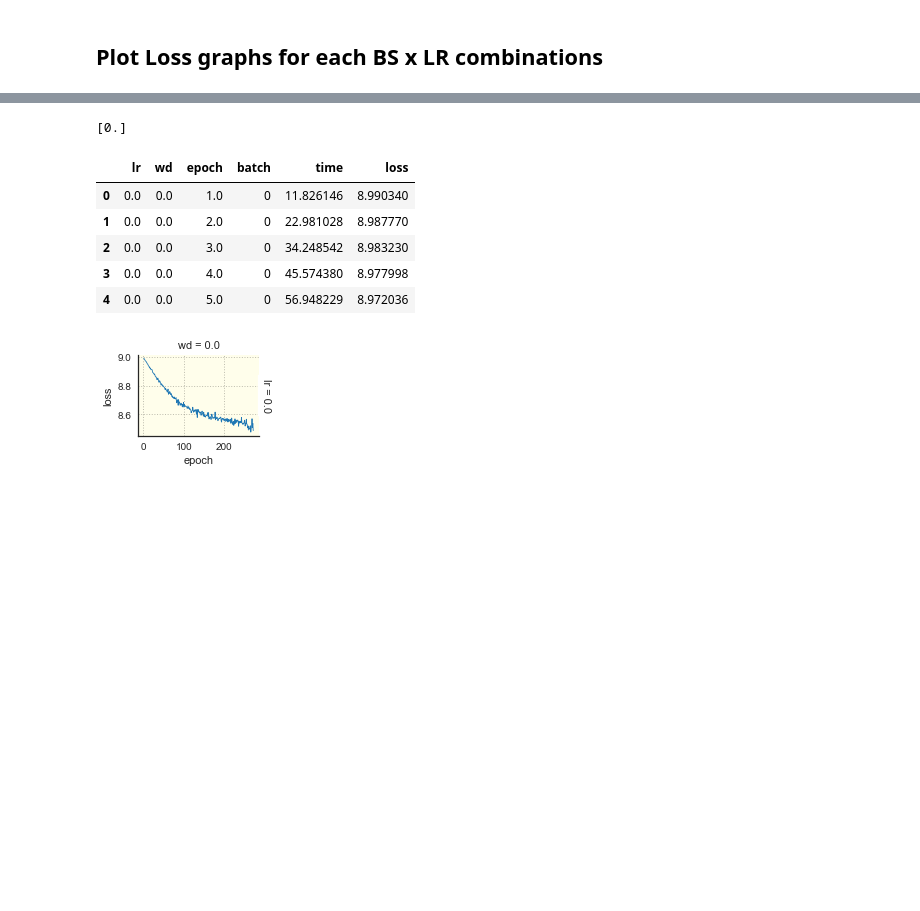
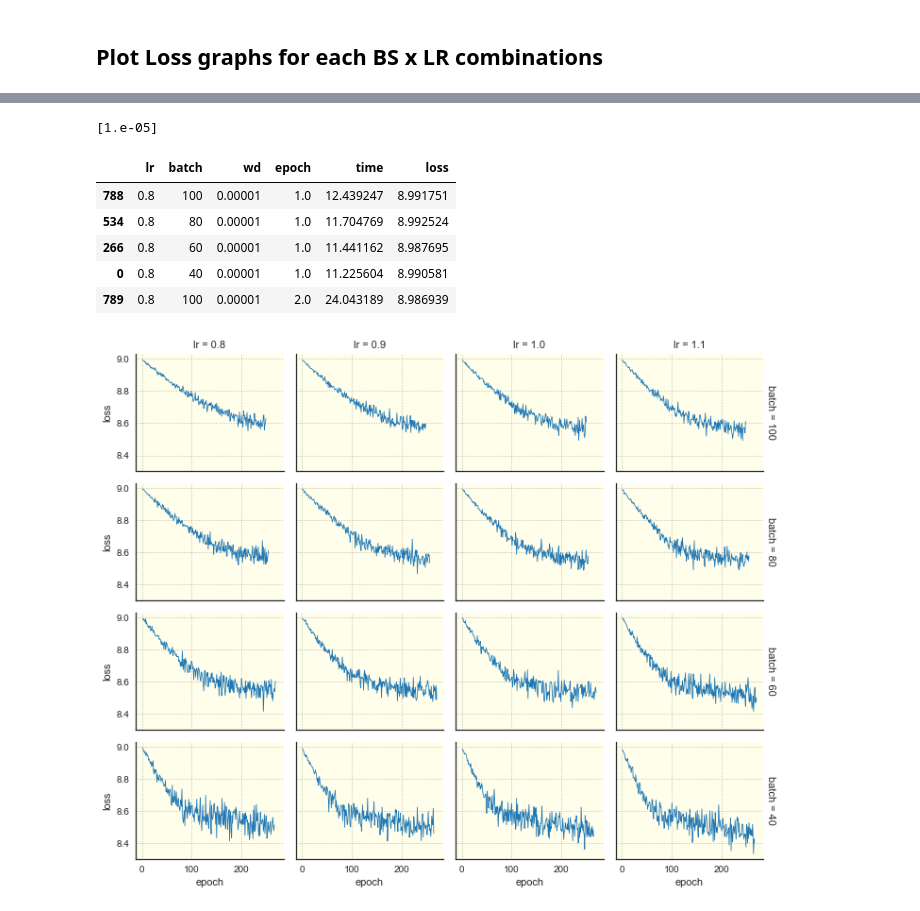
Before and after one commit to pyotr777/mlbenchmarks, a Jupyter notebook: image-caption/DL_imagecap_fixtime_1800s-SGD.ipynb, the cells around one changed output, grey strips where cells are left out. Saved outputs shown, nothing was run; the diff lists cells and outputs as text; code cells hidden in the pictures; blank space fills up the shorter version.

Commit message:
Plotted fixture series for BS 40,60,80,100 & LR .8, .9, 1, 1.1. BS 80 and 100 out of memory on validation.

```diff
--- a/image-caption/DL_imagecap_fixtime_1800s-SGD.ipynb
+++ b/image-caption/DL_imagecap_fixtime_1800s-SGD.ipynb
@@ -97,11 +97,11 @@ def fileToDF(logfile, debug=False):
             m2 = output_pattern.match(s)
             if m2:
                 # Use only last line from file (with max epoch counter)
-                if debug: print line,
+                #if debug: print line,
                 epoch = int(m2.group(1))
                 time += float(m2.group(2))  # Time per epoch must be summed
                 loss = float(m2.group(3))
-                if debug: print "BS,LR,WD,run,epoch,time,loss:",batch,learn,wd,run,epoch,time,loss
+                #if debug: print "BS,LR,WD,run,epoch,time,loss:",batch,learn,wd,run,epoch,time,loss
                 df_epochtime.loc[ind] = [batch,learn,run,wd,epoch,time,loss]
                 ind += 1
             else:
@@ -152,7 +152,7 @@ def readLogs(logdir, debug=False, maxfiles=10000000):
     return (df_epochtime, df_validation)
 # %%
 print logdir
-df_epochtime,df_validation = readLogs(logdir)
+df_epochtime,df_validation = readLogs(logdir, False)
 print df_validation.shape, df_epochtime.shape
 # %% [output]
 logs/fixtime/SGD/BSLRchange_time_limit3000s
@@ -328,8 +356,9 @@ df_epochtime.head()
 # %%
 # Take average between runs
-df_mean_epo = df_epochtime.groupby(["lr","wd","epoch"]).mean().reset_index().drop(["run"],axis=1)
+df_mean_epo = df_epochtime.groupby(["lr","batch","wd","epoch"]).mean().reset_index().drop(["run"],axis=1)
 #df_mean_epo[["epoch"]] = df_mean_epo[["epoch"]].astype(int)
 #print df_mean_epo.dtypes
 #print df_mean_epo["wd"].values
+print df_mean_epo.describe()
 df_mean_epo.head()
 # %% [output]
@@ -342,17 +390,17 @@ df_mean_epo.head()
 # %%
-df_mean_epo = df_mean_epo.sort_values(by=["lr"],ascending=False)
-df_mean_epo = df_mean_epo.sort_values(by=["wd","epoch"],ascending=True)
+df_mean_epo = df_mean_epo.sort_values(by=["batch"],ascending=False)
+df_mean_epo = df_mean_epo.sort_values(by=["lr","epoch"],ascending=True)
 print df_mean_epo["wd"].unique()
 #print df_mean_epo["wd"].values
 df_mean_epo.head(5)
 # %% [output]
-[0.]
+[1.e-05]
-|  | lr | wd | epoch | batch | time | loss |
-| 0 | 0.0 | 0.0 | 1.0 | 0 | 11.826146 | 8.990340 |
-| 1 | 0.0 | 0.0 | 2.0 | 0 | 22.981028 | 8.987770 |
-| 2 | 0.0 | 0.0 | 3.0 | 0 | 34.248542 | 8.983230 |
-| 3 | 0.0 | 0.0 | 4.0 | 0 | 45.574380 | 8.977998 |
-| 4 | 0.0 | 0.0 | 5.0 | 0 | 56.948229 | 8.972036 |
+|  | lr | batch | wd | epoch | time | loss |
+| 788 | 0.8 | 100 | 0.00001 | 1.0 | 12.439247 | 8.991751 |
+| 534 | 0.8 | 80 | 0.00001 | 1.0 | 11.704769 | 8.992524 |
+| 266 | 0.8 | 60 | 0.00001 | 1.0 | 11.441162 | 8.987695 |
+| 0 | 0.8 | 40 | 0.00001 | 1.0 | 11.225604 | 8.990581 |
+| 789 | 0.8 | 100 | 0.00001 | 2.0 | 24.043189 | 8.986939 |
 # %%
 # Plot using Seaborn FacetGrid
 # Set Seaborn global parameters
@@ -363,33 +411,33 @@ sns.set_style("white")
 
 # Plot using "tab10" matplotlib colormap
 
 # major_xticks = np.arange(0,176,50)
 # minor_xticks = np.arange(0,176,25)
 # major_yticks = np.arange(5,8.1,1)
 # minor_yticks = np.arange(5,8.1,0.5)
 with sns.color_palette("tab10"):
-    fg = sns.FacetGrid(df_mean_epo,row="lr",col="wd",
-                         row_order=df_mean_epo["lr"].unique(),
+    fg = sns.FacetGrid(df_mean_epo,row="batch",col="lr",
+                         row_order=df_mean_epo["batch"].unique(),
                          size=2.1,aspect=1.2,
                          #xlim=(0,176),
                          #ylim=(5,8),
                          margin_titles=True,
                          subplot_kws={"facecolor":"#FFFEEB"})
 
     fg.map(plt.plot,"epoch","loss",ls="-",linewidth=.8)
 
     #print "FacetGrid:",fg.__dict__.keys()
     #print fg.axes.shape, fg.axes.size
     #axes = fg.axes.reshape(fg.axes.size)
     for ax_arr in np.nditer(fg.axes,flags=["refs_ok"]):
         ax = ax_arr.item()
 #         ax.set_xticks(major_xticks)
 #         ax.set_yticks(major_yticks)
 #         ax.set_xticks(minor_xticks, minor=True)
 #         ax.set_yticks(minor_yticks, minor=True)
         ax.grid(which="major",ls=":",alpha=0.25, color="black")
         ax.grid(which="minor",ls=":",alpha=0.15, color="black")
 
 plt.show()
 # %% [output]
-[figure, old version]
+[figure, new version]
```
Also changed, not shown: parts of 16 cells of this notebook, 1 other file.
